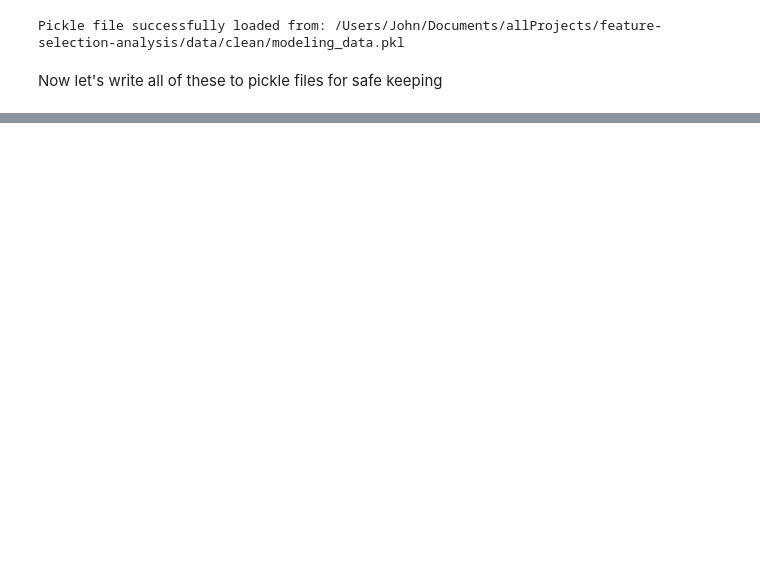
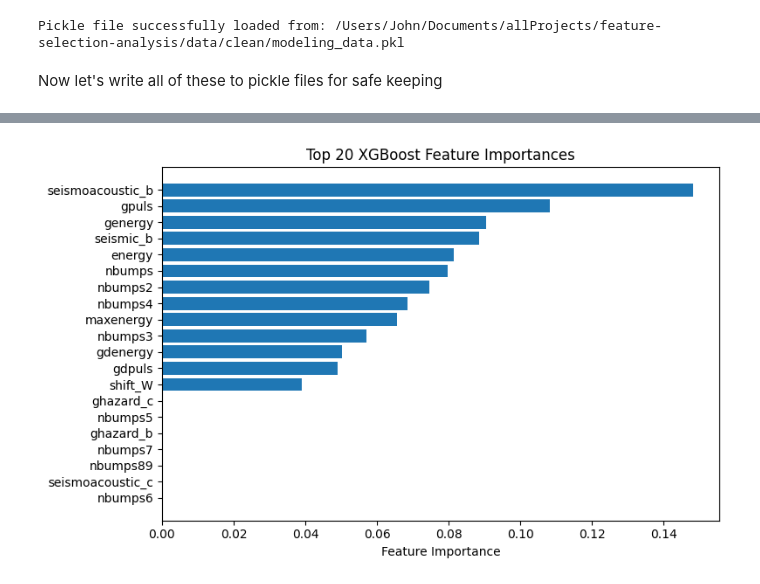
Before and after one commit to jdlesniak/feature-selection-analysis, a Jupyter notebook: notebooks/02_modeling.ipynb, the cells around one changed output, grey strips where cells are left out. Cells and saved outputs as stored; diff of their text form; code cells hidden in the pictures; blank space fills up the shorter version.

```diff
--- a/notebooks/02_modeling.ipynb
+++ b/notebooks/02_modeling.ipynb
@@ -35,5 +35,5 @@ lasso_results = fit_lasso_cv(Xtrain, ytrain, seed=SEED)
 # %%
-#best_xgb = fit_xgb_cv(Xtrain, ytrain, seed=SEED)
+best_xgb = fit_xgb_cv(Xtrain, ytrain, seed=SEED)
 # %% [markdown]
 Now let's write all of these to pickle files for safe keeping
 # %%
@@ -46,0 +56,4 @@ lasso_df = plot_lasso_paths(lasso_results)
+# %%
+xgb_df = plot_xgb_feature_importance(best_xgb, Xtrain.columns, top_n=20)
+# %% [output]
+[figure, added]
```
Also changed, not shown: parts of 5 cells of this notebook, 1 other file.
